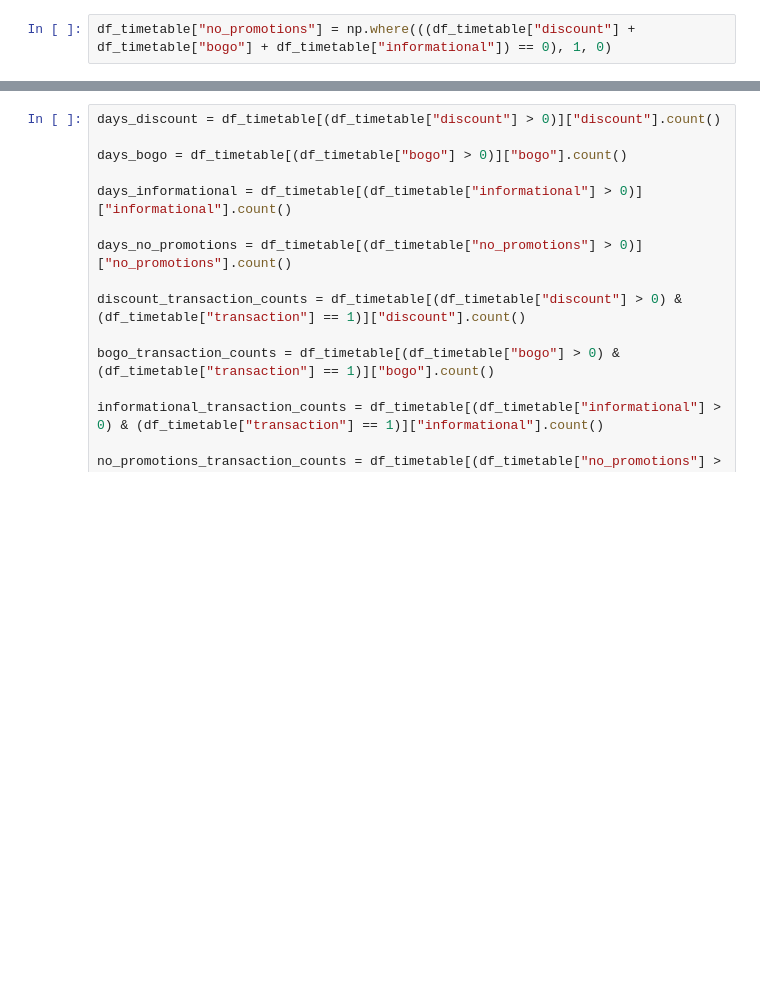
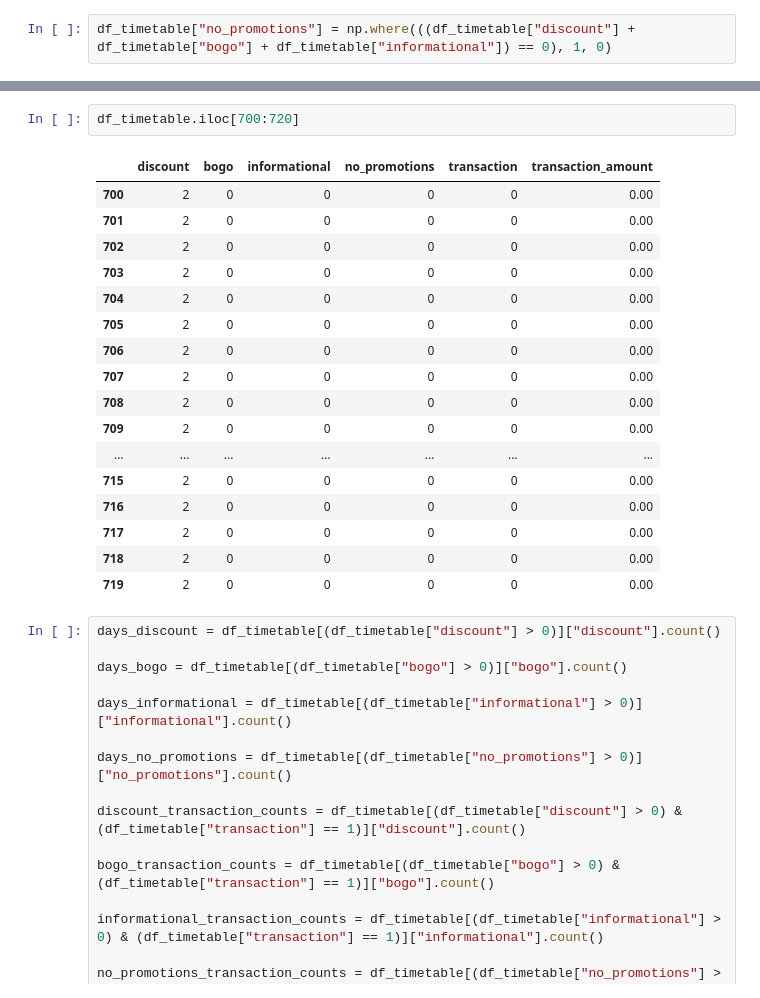
Before and after one commit to keigito/Starbucks_Customer_Analysis, a Jupyter notebook: Starbucks_Capstone_notebook.ipynb, the cells around one changed output, grey strips where cells are left out. Saved outputs shown, nothing was run; the diff lists cells and outputs as text; blank space fills up the shorter version.

```diff
--- a/Starbucks_Capstone_notebook.ipynb
+++ b/Starbucks_Capstone_notebook.ipynb
@@ -702,3 +707,23 @@ df_timetable.iloc[350:360]
+# %%
+df_timetable.iloc[700:720]
+# %% [output]
+|  | discount | bogo | informational | no_promotions | transaction | transaction_amount |
+| 700 | 2 | 0 | 0 | 0 | 0 | 0.00 |
+| 701 | 2 | 0 | 0 | 0 | 0 | 0.00 |
+| 702 | 2 | 0 | 0 | 0 | 0 | 0.00 |
+| 703 | 2 | 0 | 0 | 0 | 0 | 0.00 |
+| 704 | 2 | 0 | 0 | 0 | 0 | 0.00 |
+| 705 | 2 | 0 | 0 | 0 | 0 | 0.00 |
+| 706 | 2 | 0 | 0 | 0 | 0 | 0.00 |
+| 707 | 2 | 0 | 0 | 0 | 0 | 0.00 |
+| 708 | 2 | 0 | 0 | 0 | 0 | 0.00 |
+| 709 | 2 | 0 | 0 | 0 | 0 | 0.00 |
+| ... | ... | ... | ... | ... | ... | ... |
+| 715 | 2 | 0 | 0 | 0 | 0 | 0.00 |
+| 716 | 2 | 0 | 0 | 0 | 0 | 0.00 |
+| 717 | 2 | 0 | 0 | 0 | 0 | 0.00 |
+| 718 | 2 | 0 | 0 | 0 | 0 | 0.00 |
+| 719 | 2 | 0 | 0 | 0 | 0 | 0.00 |
 # %%
 days_discount = df_timetable[(df_timetable["discount"] > 0)]["discount"].count()
 
```
Also changed, not shown: parts of 26 cells of this notebook.
